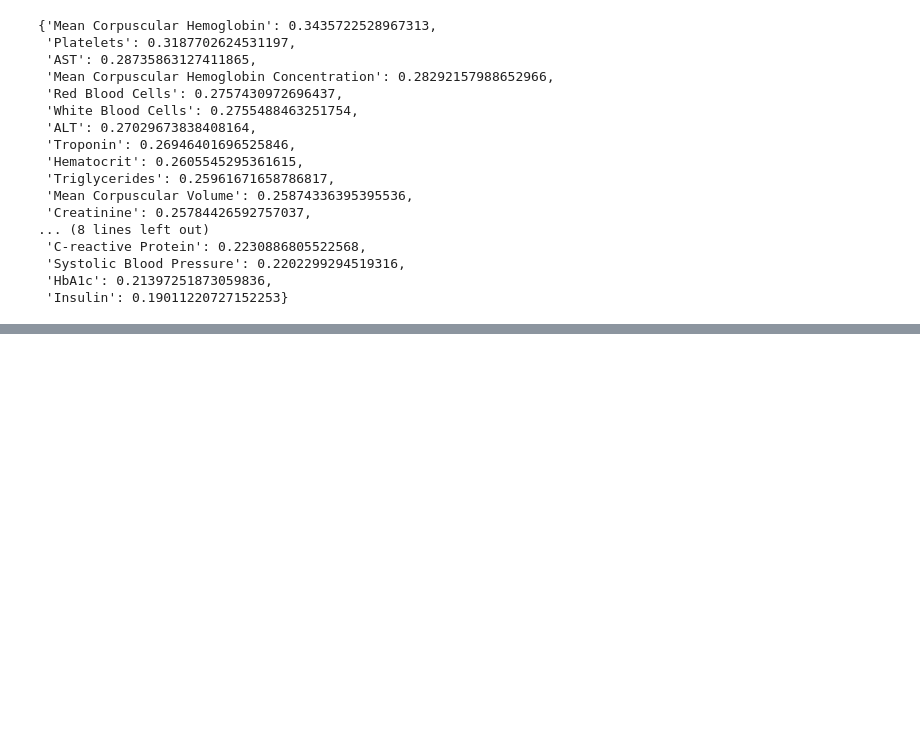
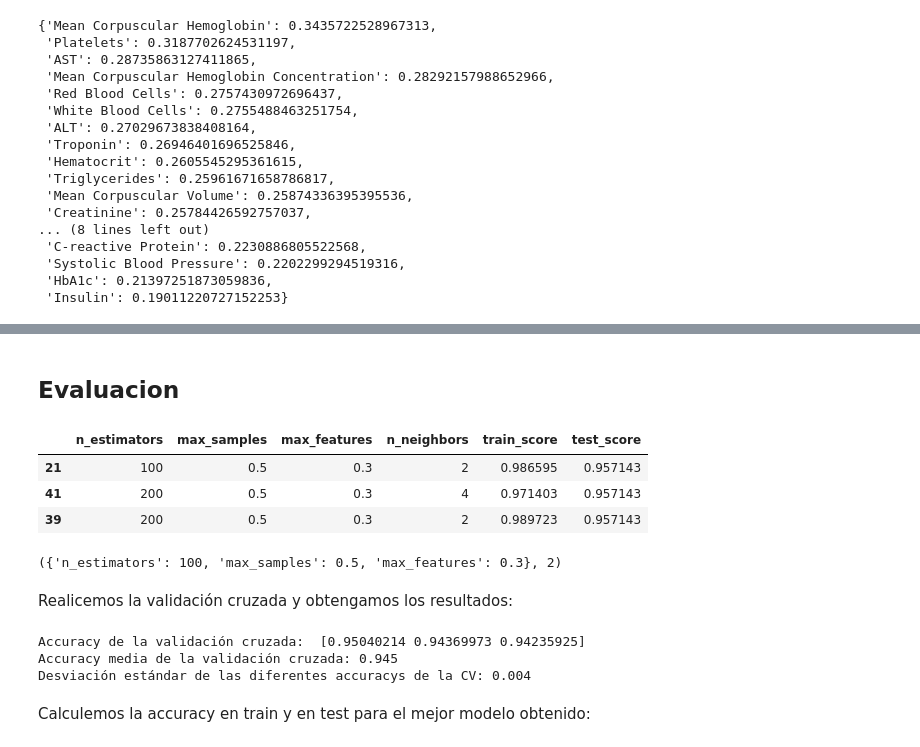
Before and after one commit to mariasuarezq/Multi_Agent_Model_for_Disease_Diagnosis_and_Classification, a Jupyter notebook: src/models_training/disease_classification/disease_classification.ipynb, the cells around one changed output, grey strips where cells are left out. Cells and saved outputs as stored; diff of their text form; code cells hidden in the pictures; blank space fills up the shorter version.

```diff
--- a/src/models_training/disease_classification/disease_classification.ipynb
+++ b/src/models_training/disease_classification/disease_classification.ipynb
@@ -148,0 +282,42 @@ plot_feature_impact_on_disease(dataframe=df_disease,
+# %%
+# TODO VALORI FRA MAX E MIN
+n_estimators_list = [50, 100, 200]
+max_samples_list = [0.5, 0.7, 0.8]
+max_features_list = [0.2, 0.3]
+n_neighbors_list = [2, 3, 4]
+
+results_knn = []
+
+for n_estimators in n_estimators_list:
+    print(f"processing {n_estimators} estimators")
+    for max_samples in max_samples_list:
+        print(f"processing {max_samples} max_samples")
+        for max_features in max_features_list:
+            for n_neighbors in n_neighbors_list:
+                # Crea el clasificador Bagging con KNN
+                bagging_model = BaggingClassifier(
+                    KNeighborsClassifier(n_neighbors=n_neighbors),
+                    n_estimators=n_estimators,
+                    max_samples=max_samples,
+                    max_features=max_features,
+                    bootstrap_features=True,
+                    random_state=seed
+                )
+
+                # Adiestra el clasificador Bagging
+                bagging_model.fit(X_train, y_train)
+
+                train_score = bagging_model.score(X_train, y_train)
+                test_score = bagging_model.score(X_test, y_test)
+
+                results_knn.append({
+                    'n_estimators': int(n_estimators),
+                    'max_samples': max_samples,
+                    'max_features': max_features,
+                    'n_neighbors': n_neighbors,
+                    'train_score': train_score,
+                    'test_score': test_score
+                })
+
+# Crea un DataFrame con los resultados
+results_knn_df = pd.DataFrame(results_knn)
@@ -148,0 +337,38 @@ plot_feature_impact_on_disease(dataframe=df_disease,
+# %% [markdown]
+## Evaluacion
+# %%
+results_knn_df = results_knn_df.sort_values('test_score', ascending=False).head()
+results_knn_df.head(3)
+# %% [output]
+|  | n_estimators | max_samples | max_features | n_neighbors | train_score | test_score |
+| 21 | 100 | 0.5 | 0.3 | 2 | 0.986595 | 0.957143 |
+| 41 | 200 | 0.5 | 0.3 | 4 | 0.971403 | 0.957143 |
+| 39 | 200 | 0.5 | 0.3 | 2 | 0.989723 | 0.957143 |
+# %%
+best_params_bag_knn = dict(results_knn_df.iloc[0][['n_estimators','max_samples','max_features']])
+best_params_bag_knn['n_estimators'] = int(best_params_bag_knn['n_estimators'])
+best_knn_neighb = int(results_knn_df.iloc[0][['n_neighbors']])
+best_params_bag_knn, best_knn_neighb
+# %% [output]
+({'n_estimators': 100, 'max_samples': 0.5, 'max_features': 0.3}, 2)
+# %% [markdown]
+Realicemos la validación cruzada y obtengamos los resultados:
+# %%
+best_model_bagging_knn = BaggingClassifier(
+                                            KNeighborsClassifier(n_neighbors=best_knn_neighb),
+                                            **best_params_bag_knn,
+                                            bootstrap_features=True,
+                                            random_state=seed
+                                        )
+
+cv_scores = cross_val_score(best_model_bagging_knn, X_train, y_train, cv=3)
+
+print("Accuracy de la validación cruzada: ", cv_scores)
+print("Accuracy media de la validación cruzada: %.3f" % np.mean(cv_scores))
+print("Desviación estándar de las diferentes accuracys de la CV: %.3f" % np.std(cv_scores))
+# %% [output]
+Accuracy de la validación cruzada:  [0.95040214 0.94369973 0.94235925]
+Accuracy media de la validación cruzada: 0.945
+Desviación estándar de las diferentes accuracys de la CV: 0.004
+# %% [markdown]
+Calculemos la accuracy en train y en test para el mejor modelo obtenido:
```
Also changed, not shown: parts of 23 cells of this notebook, 1 other file.
